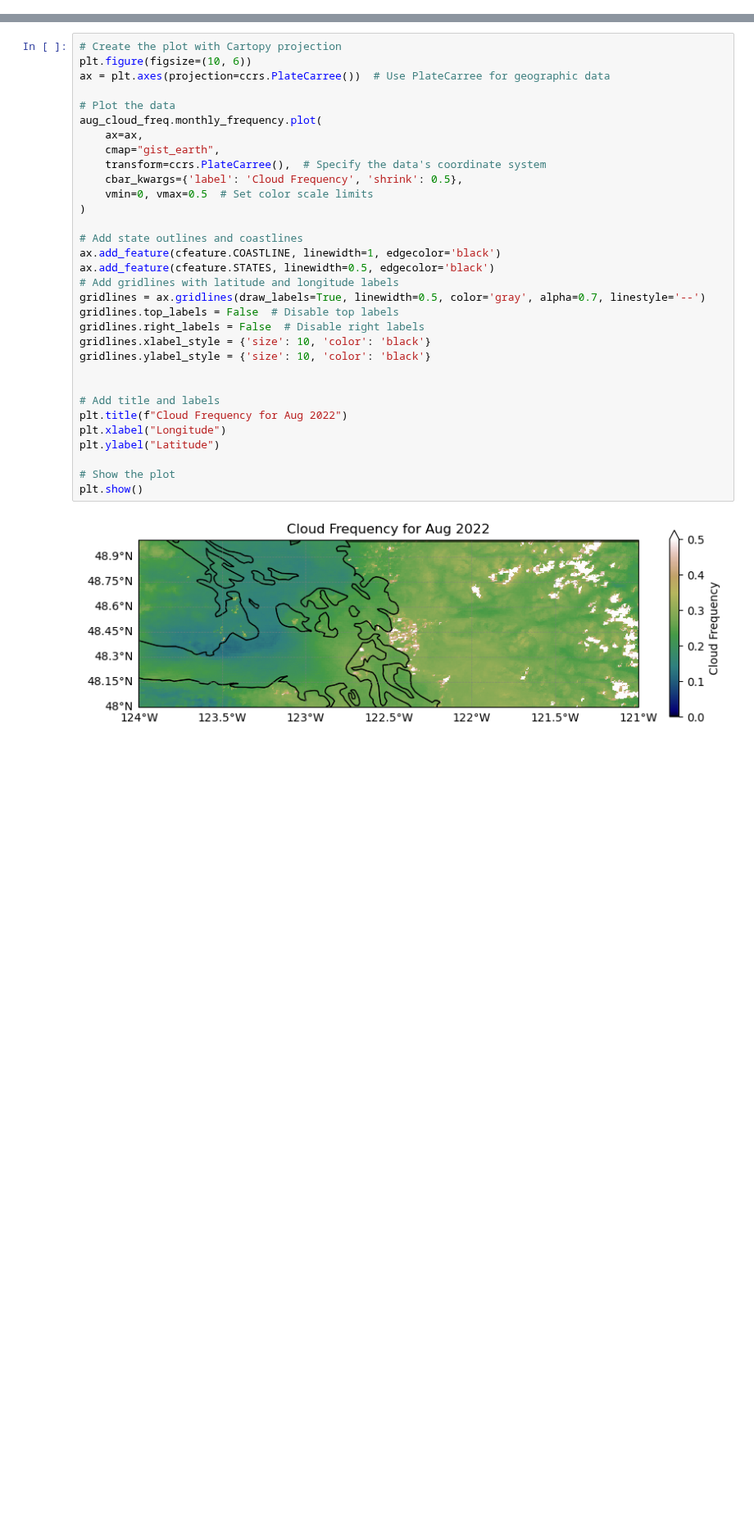
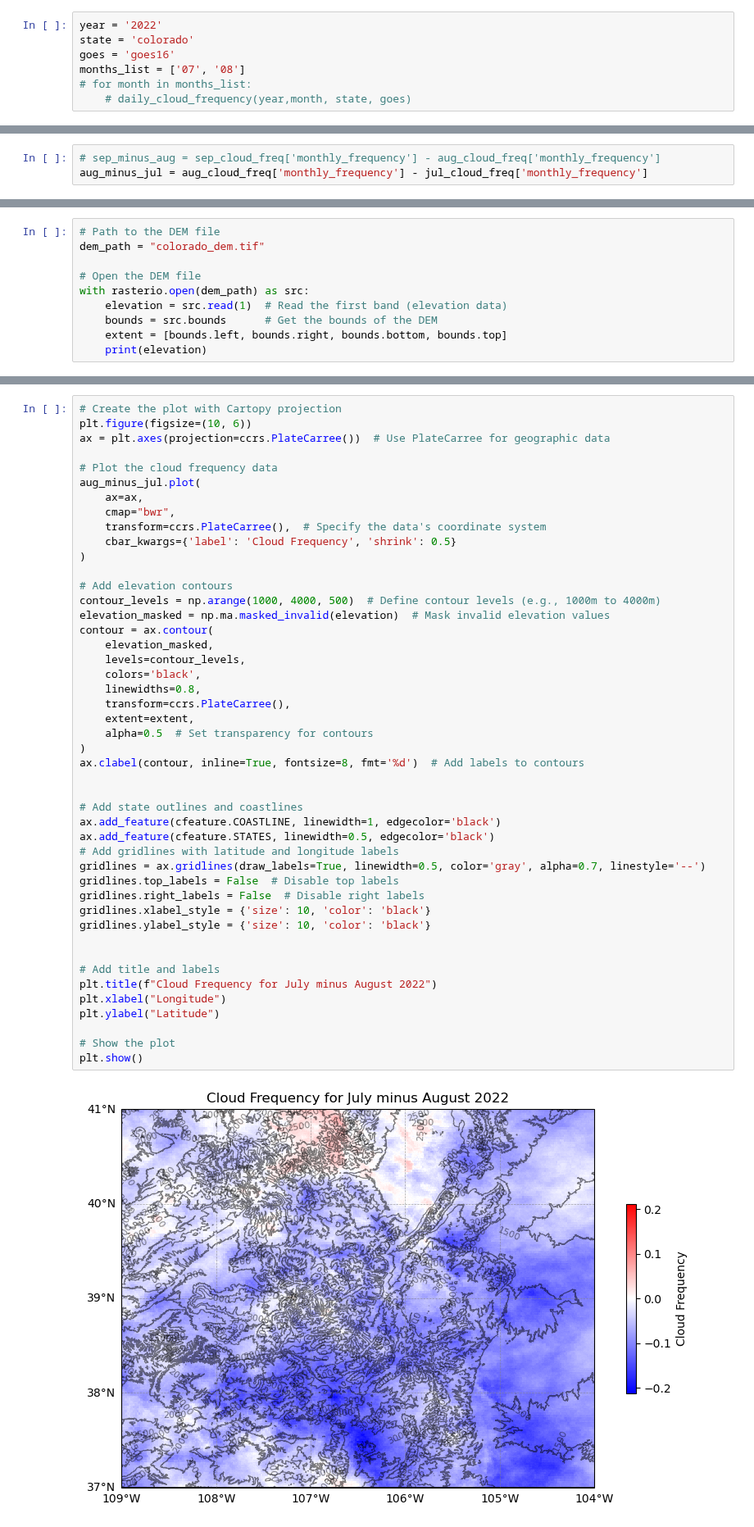
Before and after one commit to clinton-alden/goes_clouds, a Jupyter notebook: analysis/05_cloud_frequency_counts.ipynb, the cells around one changed output, grey strips where cells are left out. Shown at 82% size. Cells and saved outputs as stored; diff of their text form; blank space fills up the shorter version.

Commit message:
added elevation to cloud frequency plots

```diff
--- a/analysis/05_cloud_frequency_counts.ipynb
+++ b/analysis/05_cloud_frequency_counts.ipynb
@@ -121,0 +110,7 @@ Coordinates:
+# %%
+year = '2022'
+state = 'colorado'
+goes = 'goes16'
+months_list = ['07', '08']
+# for month in months_list:
+    # daily_cloud_frequency(year,month, state, goes)
@@ -121,0 +146,3 @@ Coordinates:
+# %%
+# sep_minus_aug = sep_cloud_freq['monthly_frequency'] - aug_cloud_freq['monthly_frequency']
+aug_minus_jul = aug_cloud_freq['monthly_frequency'] - jul_cloud_freq['monthly_frequency']
@@ -121,0 +151,10 @@ Coordinates:
+# %%
+# Path to the DEM file
+dem_path = "colorado_dem.tif"
+
+# Open the DEM file
+with rasterio.open(dem_path) as src:
+    elevation = src.read(1)  # Read the first band (elevation data)
+    bounds = src.bounds      # Get the bounds of the DEM
+    extent = [bounds.left, bounds.right, bounds.bottom, bounds.top]
+    print(elevation)
@@ -122,34 +223,48 @@ Coordinates:
 # %%
 # Create the plot with Cartopy projection
 plt.figure(figsize=(10, 6))
 ax = plt.axes(projection=ccrs.PlateCarree())  # Use PlateCarree for geographic data
 
-# Plot the data
-aug_cloud_freq.monthly_frequency.plot(
+# Plot the cloud frequency data
+aug_minus_jul.plot(
     ax=ax,
-    cmap="gist_earth",
+    cmap="bwr",
     transform=ccrs.PlateCarree(),  # Specify the data's coordinate system
-    cbar_kwargs={'label': 'Cloud Frequency', 'shrink': 0.5},
-    vmin=0, vmax=0.5  # Set color scale limits
+    cbar_kwargs={'label': 'Cloud Frequency', 'shrink': 0.5}
 )
+
+# Add elevation contours
+contour_levels = np.arange(1000, 4000, 500)  # Define contour levels (e.g., 1000m to 4000m)
+elevation_masked = np.ma.masked_invalid(elevation)  # Mask invalid elevation values
+contour = ax.contour(
+    elevation_masked,
+    levels=contour_levels,
+    colors='black',
+    linewidths=0.8,
+    transform=ccrs.PlateCarree(),
+    extent=extent,
+    alpha=0.5  # Set transparency for contours
+)
+ax.clabel(contour, inline=True, fontsize=8, fmt='%d')  # Add labels to contours
+
 
 # Add state outlines and coastlines
 ax.add_feature(cfeature.COASTLINE, linewidth=1, edgecolor='black')
 ax.add_feature(cfeature.STATES, linewidth=0.5, edgecolor='black')
 # Add gridlines with latitude and longitude labels
 gridlines = ax.gridlines(draw_labels=True, linewidth=0.5, color='gray', alpha=0.7, linestyle='--')
 gridlines.top_labels = False  # Disable top labels
 gridlines.right_labels = False  # Disable right labels
 gridlines.xlabel_style = {'size': 10, 'color': 'black'}
 gridlines.ylabel_style = {'size': 10, 'color': 'black'}
 
 
 # Add title and labels
-plt.title(f"Cloud Frequency for Aug 2022")
+plt.title(f"Cloud Frequency for July minus August 2022")
 plt.xlabel("Longitude")
 plt.ylabel("Latitude")
 
 # Show the plot
 plt.show()
 # %% [output]
-[figure, old version]
+[figure, new version]
```
Also changed, not shown: parts of 15 cells of this notebook.
